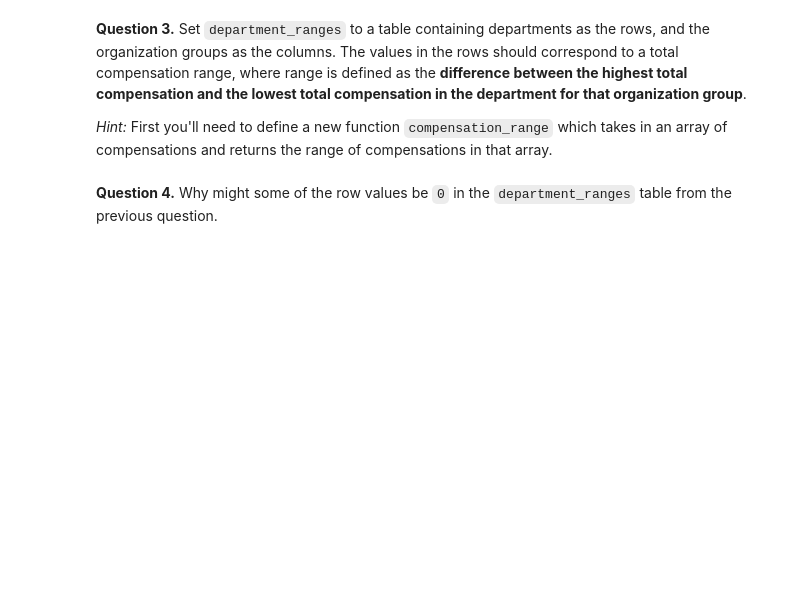
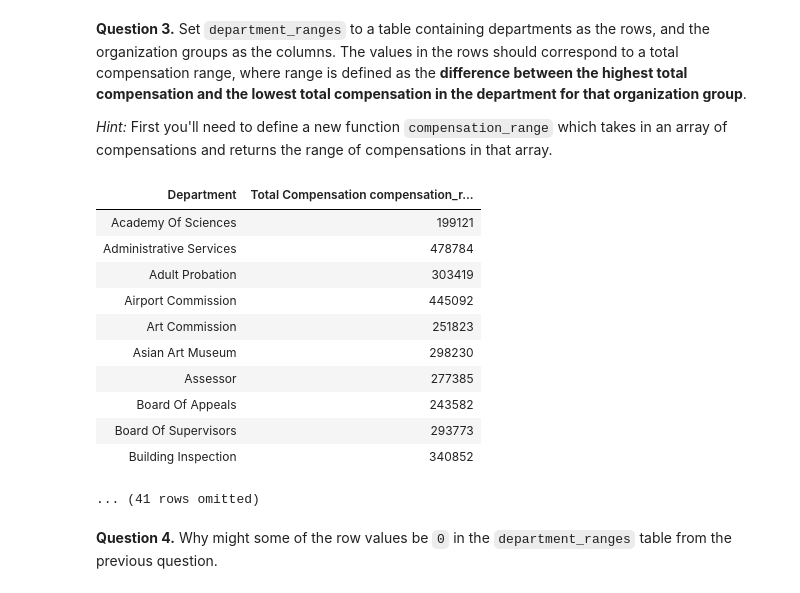
Before and after one commit to cblack-3/cblack-DA-Fall-Intro, a Jupyter notebook: Homework 4 - Functions, Tables, and Groups/hw04.ipynb, the cells around one changed output. Drawn from its saved outputs; the diff is of its cells as text; code cells hidden in the pictures; blank space fills up the shorter version.

```diff
--- a/Homework 4 - Functions, Tables, and Groups/hw04.ipynb
+++ b/Homework 4 - Functions, Tables, and Groups/hw04.ipynb
@@ -247,11 +273,25 @@ _Type your answer here, replacing this text._
 *Hint:* First you'll need to define a new function `compensation_range` which takes in an array of compensations and returns the range of compensations in that array.
 # %%
 # Define compensation_range first
-...
-    ...
+def compensation_range(array):
+    '''Returns the range of the array'''
+    return max(array) - min(array)
 
-department_ranges = ...
+department_ranges = sf.group('Department', compensation_range).select('Department', 'Total Compensation compensation_range')
 department_ranges
+# %% [output]
+| Department | Total Compensation compensation_r... |
+| Academy Of Sciences | 199121 |
+| Administrative Services | 478784 |
+| Adult Probation | 303419 |
+| Airport Commission | 445092 |
+| Art Commission | 251823 |
+| Asian Art Museum | 298230 |
+| Assessor | 277385 |
+| Board Of Appeals | 243582 |
+| Board Of Supervisors | 293773 |
+| Building Inspection | 340852 |
+... (41 rows omitted)
 # %%
 grader.check("q2_3")
 # %% [markdown]
```
Also changed, not shown: parts of 5 cells of this notebook, 1 other file.
